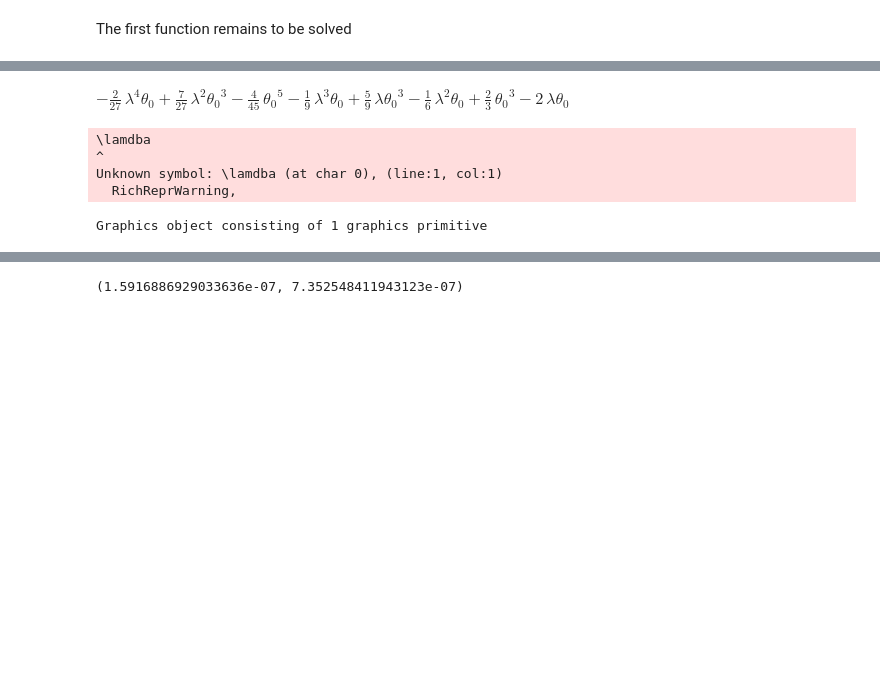
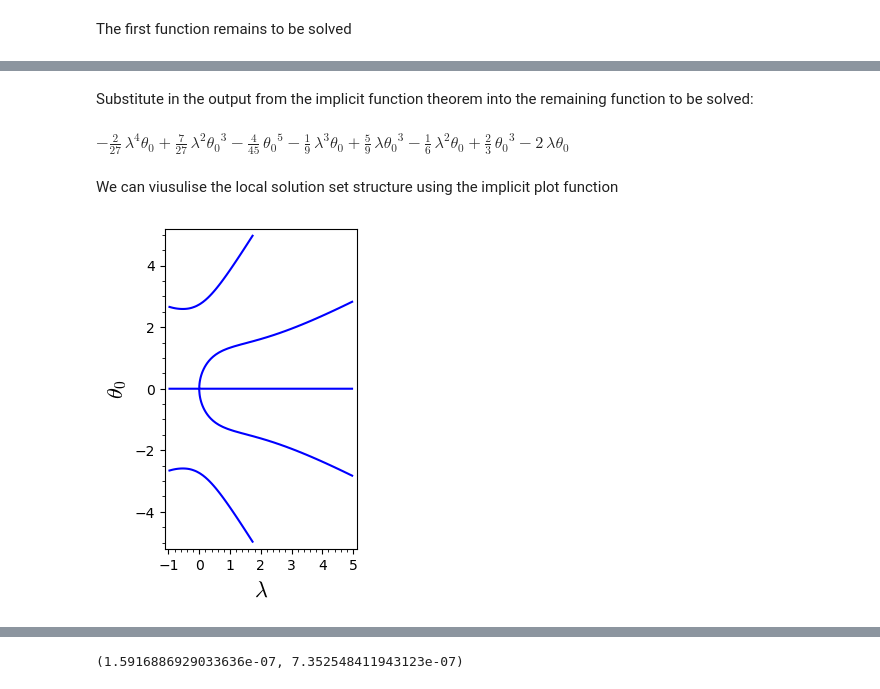
Before and after one commit to Matthew-Holmes/Bifurcations, a Jupyter notebook: Demo/ElasticRodCompBifs.ipynb, the cells around one changed output, grey strips where cells are left out. Drawn from its saved outputs; the diff is of its cells as text; code cells hidden in the pictures; blank space fills up the shorter version.

```diff
--- a/Demo/ElasticRodCompBifs.ipynb
+++ b/Demo/ElasticRodCompBifs.ipynb
@@ -242,19 +235,19 @@ lprint(tf_taylor.polynomial(SR)) # all three variables are present
 $ \left(-\frac{1}{30}\right) \theta_{0}^{5} + \frac{3}{4} \theta_{0}^{4} \theta_{1} + \frac{25}{6} \theta_{0}^{3} \theta_{1}^{2} + \frac{41}{6} \theta_{0}^{2} \theta_{1}^{3} + \frac{47}{12} \theta_{0} \theta_{1}^{4} + \frac{17}{30} \theta_{1}^{5} + \frac{1}{3} l \theta_{0}^{3} - l \theta_{0}^{2} \theta_{1} + \left(-\frac{3}{2}\right) l \theta_{0} \theta_{1}^{2} + \left(-\frac{1}{3}\right) l \theta_{1}^{3} + \frac{2}{3} \theta_{0}^{3} + \theta_{0}^{2} \theta_{1} + 3 \theta_{0} \theta_{1}^{2} + \frac{4}{3} \theta_{1}^{3} + \left(-2\right) l \theta_{0} - l \theta_{1} $
 # %%
 tf_sub = tf_taylor(theta1 = out[0])
+# %% [markdown]
+Substitute in the output from the implicit function theorem into the remaining function to be solved:
 # %%
 local = symbolic_expression(sum([a[0]*a[1] for a in tf_sub.polynomial(SR) if a[1].degree() <= 5]))
 lprint(local) # will see that we can take out a factor of theta0 = xi0
 # %% [output]
 $ -\frac{2}{27} \, {\lambda}^{4} {\theta_0} + \frac{7}{27} \, {\lambda}^{2} {\theta_0}^{3} - \frac{4}{45} \, {\theta_0}^{5} - \frac{1}{9} \, {\lambda}^{3} {\theta_0} + \frac{5}{9} \, {\lambda} {\theta_0}^{3} - \frac{1}{6} \, {\lambda}^{2} {\theta_0} + \frac{2}{3} \, {\theta_0}^{3} - 2 \, {\lambda} {\theta_0} $
+# %% [markdown]
+We can viusulise the local solution set structure using the implicit plot function
 # %%
-implicit_plot(local, (-1,5), (-5,5), axes_labels=['$\\lamdba$', '$\\theta_{0}$'])
+implicit_plot(local, (-1,5), (-5,5), axes_labels=['$\\lambda$', '$\\theta_{0}$'])
 # %% [output]
-\lamdba
-^
-Unknown symbol: \lamdba (at char 0), (line:1, col:1)
-  RichReprWarning,
-Graphics object consisting of 1 graphics primitive
+[figure, added]
 # %%
 lprint(solve(local, theta0))
 # %% [output]
```
Also changed, not shown: parts of 15 cells of this notebook, 3 other files.
